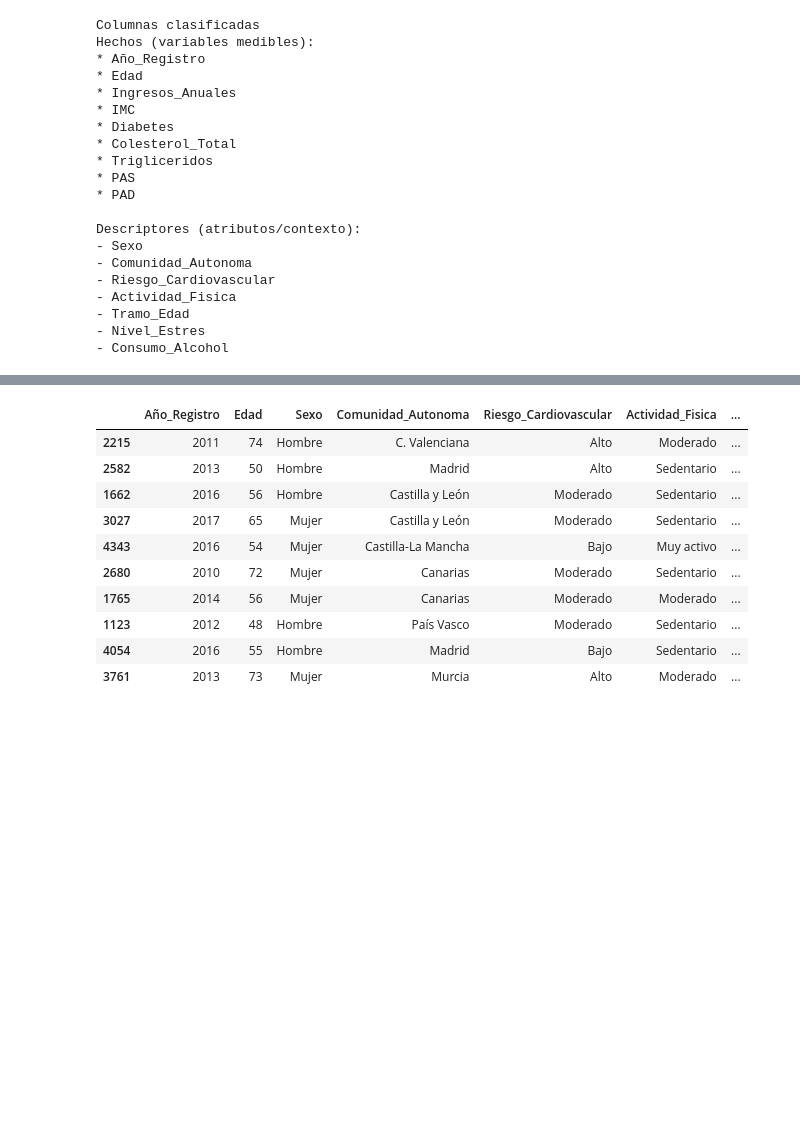
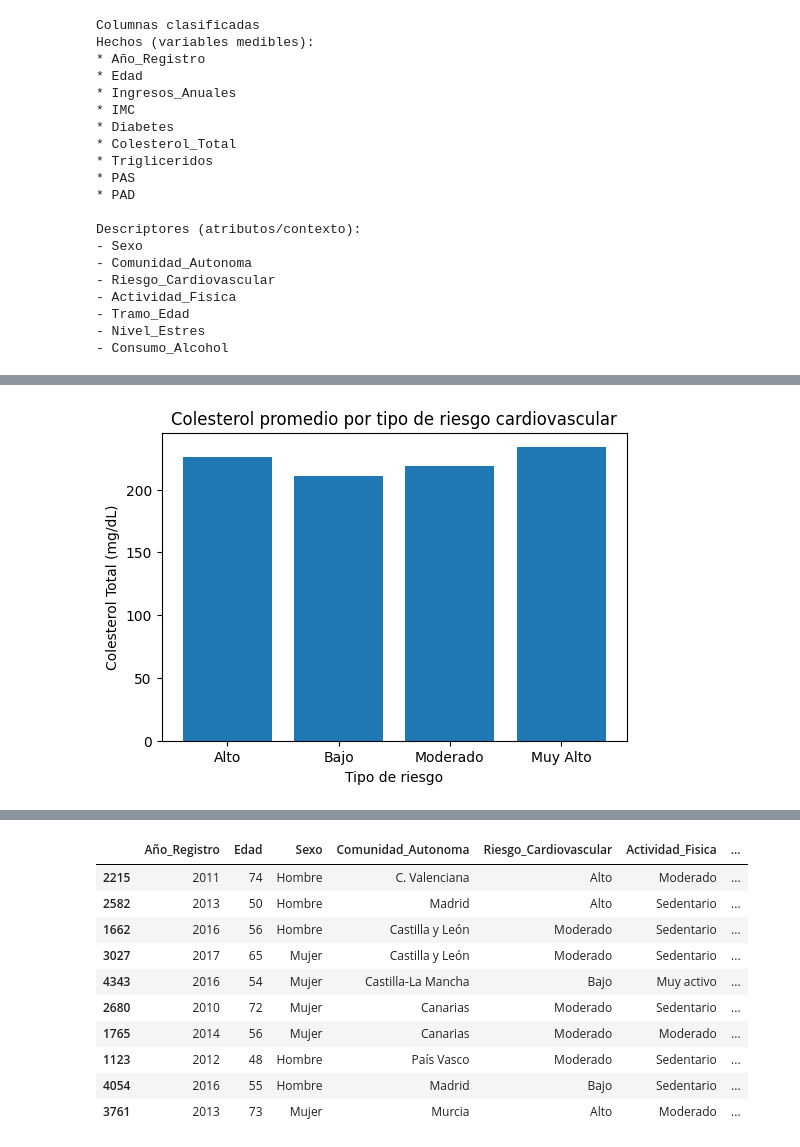
Before and after one commit to nick21aka/API.PY, a Jupyter notebook: analisis_estadistico.ipynb, the cells around one changed output, grey strips where cells are left out. Drawn from its saved outputs; the diff is of its cells as text; code cells hidden in the pictures; blank space fills up the shorter version.

```diff
--- a/analisis_estadistico.ipynb
+++ b/analisis_estadistico.ipynb
@@ -82,0 +112,11 @@ Descriptores (atributos/contexto):
+# %%
+import matplotlib.pyplot as plt
+
+plt.figure(figsize=(6,4))
+plt.bar(resumen_riesgo["Riesgo_Cardiovascular"], resumen_riesgo["promedio"])
+plt.title("Colesterol promedio por tipo de riesgo cardiovascular")
+plt.xlabel("Tipo de riesgo")
+plt.ylabel("Colesterol Total (mg/dL)")
+plt.show()
+# %% [output]
+[figure, added]
```
Also changed, not shown: parts of 4 cells of this notebook.
